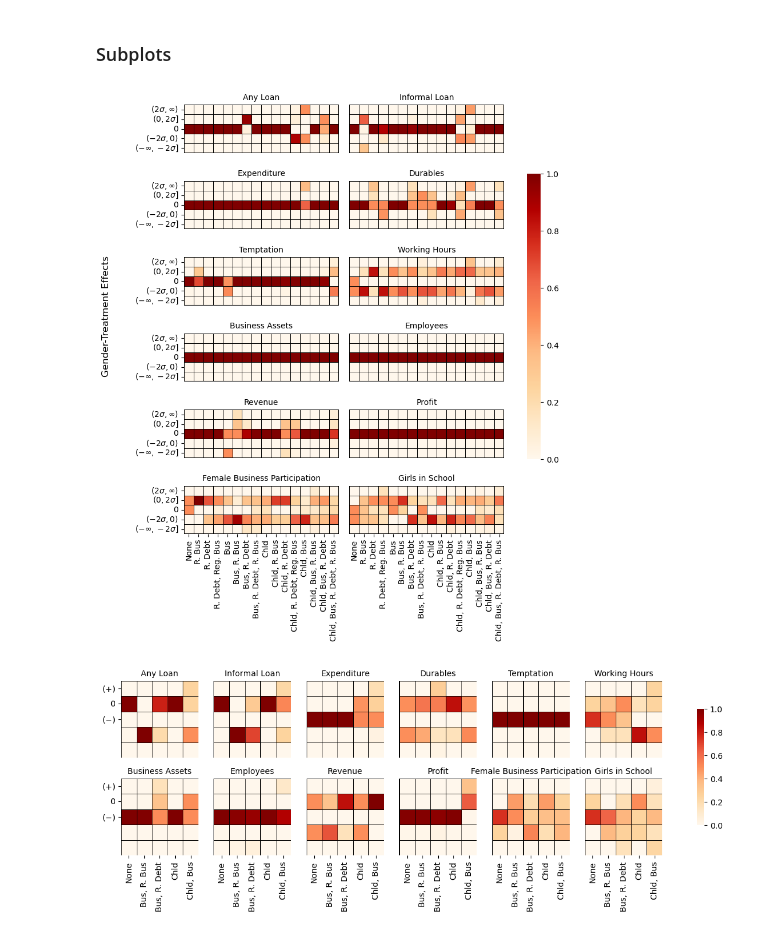
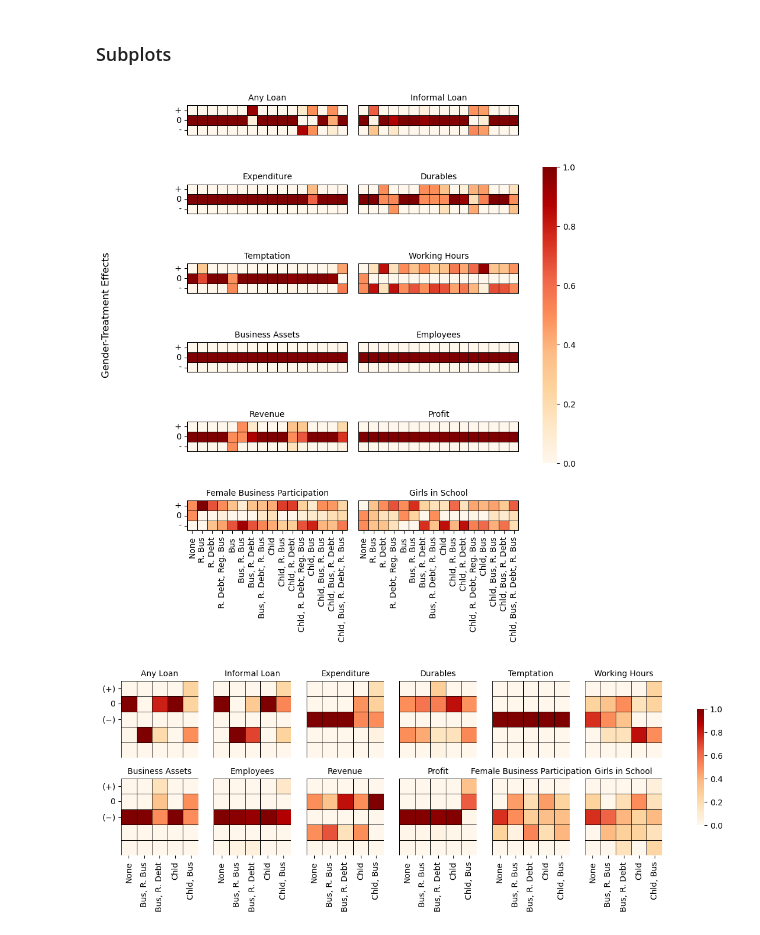
Before and after one commit to AparaV/rashomon-partition-sets, a Jupyter notebook: Code/microfinance_analysis.ipynb, the cells around one changed output. Cells and saved outputs as stored; diff of their text form; code cells hidden in the pictures.

```diff
--- a/Code/microfinance_analysis.ipynb
+++ b/Code/microfinance_analysis.ipynb
@@ -621,16 +620,6 @@ for outcome_col_id in range(14, 26):
          "min_gender": gen_eff_std_min,
          "total_prob": total_prob
      }
-
-bins = {}
-for outcome, std_dict in all_details.items():
-    bin_trt = [std_dict['min_treatment'] - 1] + [2 * std_dict['treatment_std'] * i for i in range(-1, 2)] + [std_dict['max_treatment'] + 1]
-    bin_gender = [std_dict['min_gender'] - 1] + [2 * std_dict['gender_std'] * i for i in range(-1, 2)] + [std_dict['max_gender'] + 1]
-    bin_dict = {
-        "trt": bin_trt[::-1],
-        "gender": bin_gender[::-1]
-    }
-    bins[outcome] = bin_dict
 # %% [output]
 Outcome is anyloan_amt_2
         Suffix  has no models
@@ -1080,21 +1062,13 @@ outcome_names = ["Any Loan", "Informal Loan", "Female Business Participation", "
 
 for col_name, counts in all_results.items():
 
-    gender_matrix = np.concatenate((
-        counts["highest_gender"],
-        counts["high_gender"],
-        counts["0_gender"],
-        counts["low_gender"],
-        counts["lowest_gender"]),
-        axis=0).reshape((5,-1))
+    gender_matrix = np.concatenate([
+        counts[f"{i}_gender"] for i in range(num_bins)],
+        axis=0).reshape((num_bins,-1))
 
-    pooled_matrix = np.concatenate((
-        counts["highest_pooled"],
-        counts["high_pooled"],
-        counts["0_pooled"],
-        counts["low_pooled"],
-        counts["lowest_pooled"]),
-        axis=0).reshape((5,-1))
+    pooled_matrix = np.concatenate([
+        counts[f"{i}_pooled"] for i in range(num_bins)],
+        axis=0).reshape((num_bins,-1))
 
     pooled_matrix = pooled_matrix / all_details[col_name]['total_prob'] # Delete this! This is normalization
     gender_matrix = gender_matrix / all_details[col_name]['total_prob'] # Delete this! This is normalization
@@ -1127,6 +1101,13 @@ plot_gender_effects = True
 fig = plt.figure(figsize=(8, 10)) #layout=None, facecolor='lightblue')
 
 profile_subset = False
+
+if num_bins == 3:
+    bin_labels = ["+", "0", "-"]
+else:
+    interval_length = 4 // (num_bins - 3)
+    bin_labels = [r"$[2\sigma, \infty)$"] + [rf"$[{2 - (i + 1) * interval_length}\sigma, {2 - i * interval_length}\sigma)$" for i in range((2 // interval_length) - 1)] + [rf"$(0, {interval_length}\sigma)$"] + ["0"] + [rf"$[-{interval_length}\sigma, 0)$"] + [rf"$[{-(2 + i) * interval_length}\sigma, {-(1 + i) * interval_length}\sigma)$" for i in range((2 // interval_length) - 1)] + [r"$(-\infty, -2\sigma)$"]
+
 
 if profile_subset:
     gs = fig.add_gridspec(nrows=6, ncols=4, # left=0.2, # right=0.75,
@@ -1172,38 +1153,38 @@ for idx in range(12):
             linewidths=0.5,
             linecolor="black",
             square=True,
             vmin=0,
             vmax=1,
             ax=ax_ij,
             cbar_ax=cbar_ax
         )
-    res.axhline(y=5, color='black', linewidth=1.5)
+    res.axhline(y=num_bins, color='black', linewidth=1.5)
     res.axvline(x=16, color='black', linewidth=1.5)
     ax_ij.set_title(outcome_names[outcome_idx], fontsize=10, rotation=0)
     ax_ij.set_yticks([])
     ax_ij.set_xticks([])
     if j == 0:
-        ax_ij.set_yticks(np.arange(0, 5) + 0.5, [r"$(2\sigma, \infty)$", r"$(0, 2\sigma]$", "0", "$(-2\sigma, 0)$", "$(-\infty, -2\sigma]$"], rotation=0)
+        ax_ij.set_yticks(np.arange(0, num_bins) + 0.5, bin_labels, rotation=0)
     if i == 5:
         ax_ij.set_xticks(np.arange(0, len(considered_labels))+0.5, considered_labels, rotation=90)
 
 
-fname = f"../Figures/microfinance/lambda={lambda_str}/treatment_effects_mosaic_2.png"
+fname = f"../Figures/microfinance/lambda={lambda_str}/treatment_effects_mosaic_bins_{num_bins}.png"
 fig.supylabel("Treatment Effects")
 if plot_gender_effects:
     fname = f"../Figures/microfinance/lambda={lambda_str}/gender/treatment_effects_mosaic_gender_2.png"
     fig.supylabel("Gender-Treatment Effects")
 
 if profile_subset:
     fname = fname[:-4] + "_subset.png"
 
 # print(fname)
 
-plt.savefig(fname, dpi=300, bbox_inches="tight")
+# plt.savefig(fname, dpi=300, bbox_inches="tight")
 
 plt.show()
 # %% [output]
-[figure, old version]
+[figure, new version]
 # %%
 fig = plt.figure(figsize=(12, 4)) #layout=None, facecolor='lightblue')
 gs = fig.add_gridspec(nrows=2, ncols=6)
```
Also changed, not shown: parts of 5 cells of this notebook, 5 other files.
